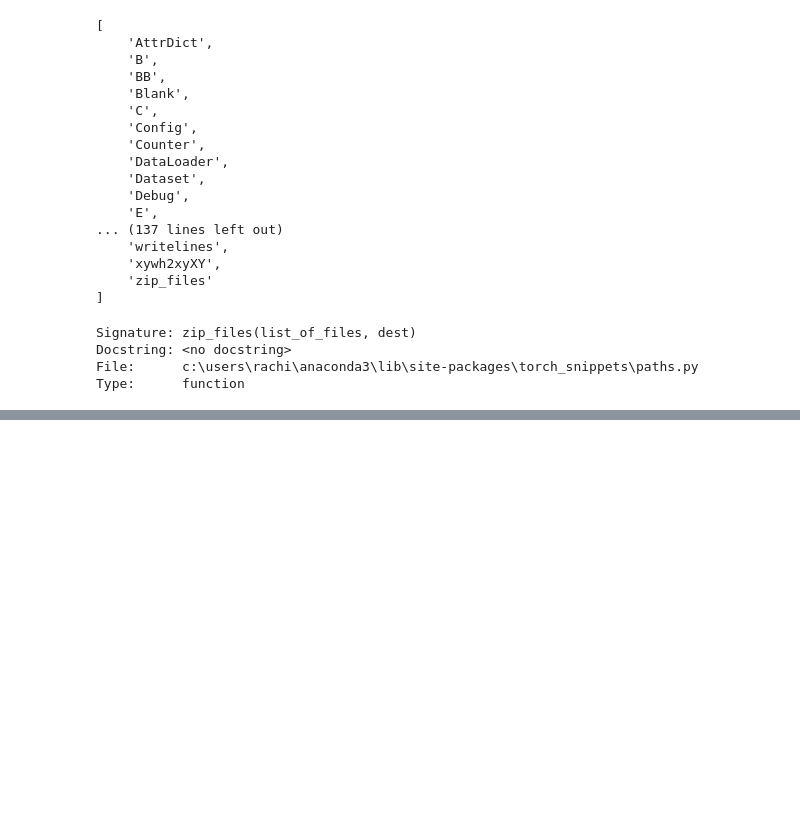
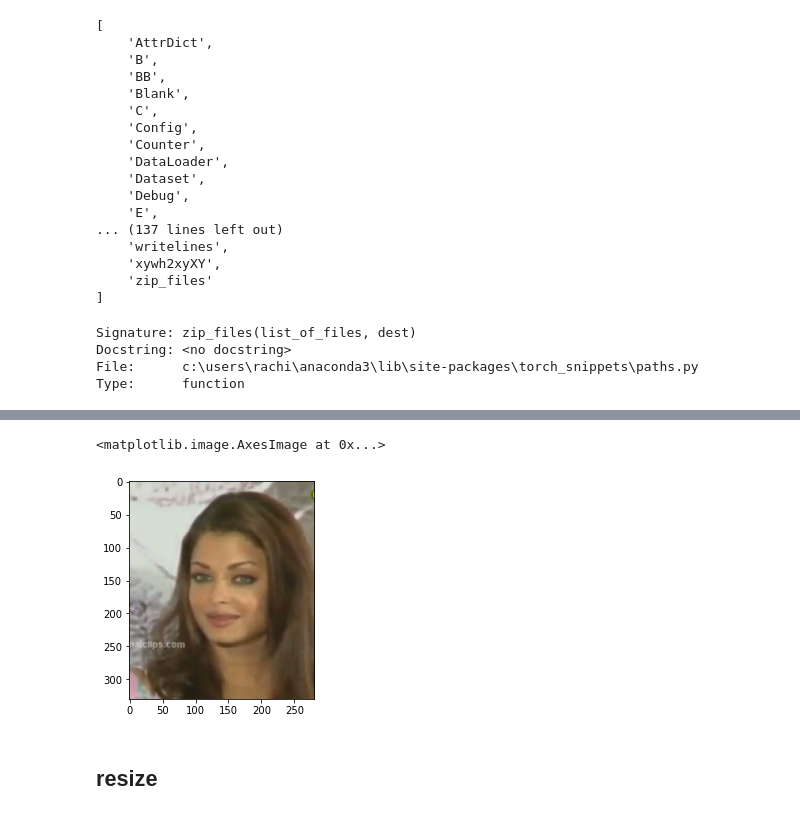
Before and after one commit to Rachinder3/Modern-Computer-Vision-with-PyTorch, a Jupyter notebook: 4. Transfer Learning for Image Classification.ipynb, the cells around one changed output, grey strips where cells are left out. Drawn from its saved outputs; the diff is of its cells as text; code cells hidden in the pictures; blank space fills up the shorter version.

```diff
--- a/4. Transfer Learning for Image Classification.ipynb
+++ b/4. Transfer Learning for Image Classification.ipynb
@@ -1397,0 +1418,7 @@ Type:      function
+# %%
+plt.imshow(read(img_path,1))  ## as colored image
+# %% [output]
+<matplotlib.image.AxesImage at 0x...>
+[figure, added]
+# %% [markdown]
+## resize
```
Also changed, not shown: parts of 16 cells of this notebook.
